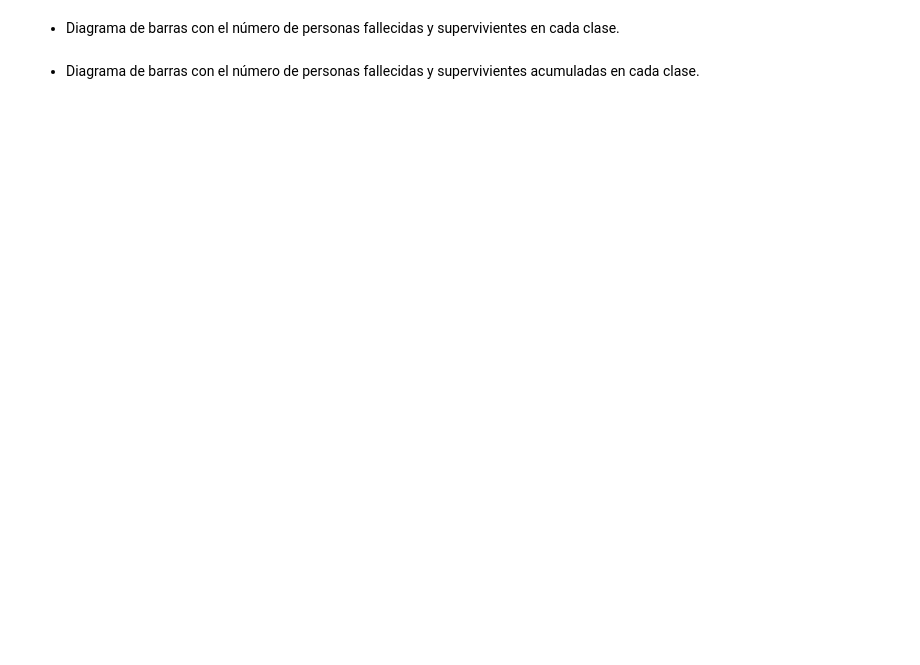
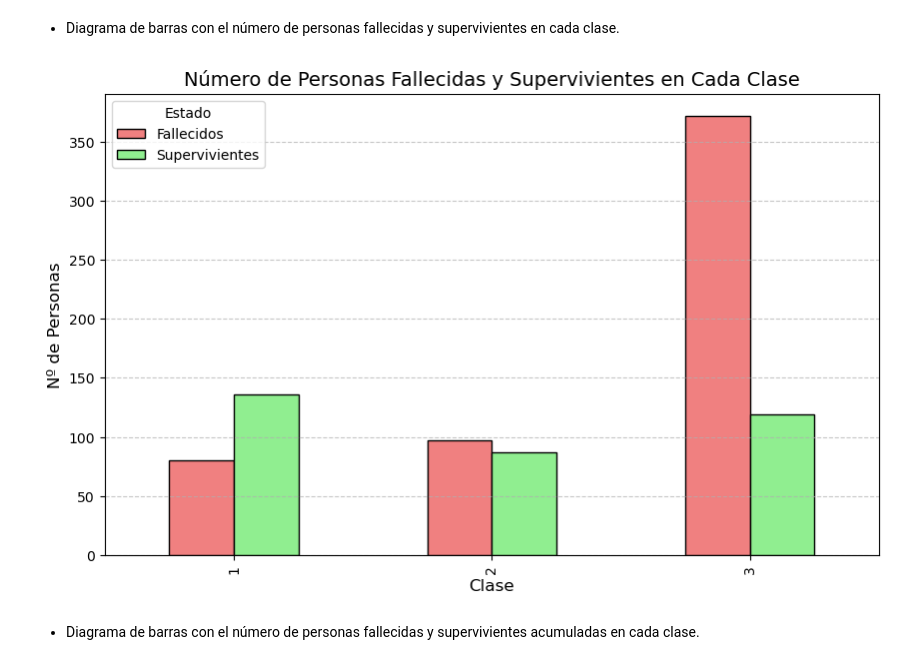
Before and after one commit to JDomingoDelgadoAlonso/MatPlotLib, a Jupyter notebook: MatPlotLib.ipynb, the cells around one changed output. Drawn from its saved outputs; the diff is of its cells as text; code cells hidden in the pictures; blank space fills up the shorter version.

```diff
--- a/MatPlotLib.ipynb
+++ b/MatPlotLib.ipynb
@@ -134,4 +152,17 @@ plt.show()
 # %% [markdown]
 - Diagrama de barras con el número de personas fallecidas y supervivientes en cada clase.
+# %%
+#agrupacion de pasajeros por supervivencia y clase
+grupo_clase_supervi = titanic.groupby(['Pclass', 'Survived']).size().unstack()
+#representamos el grupo
+grupo_clase_supervi.plot(kind='bar', figsize=(10, 6), stacked=False, color=['lightcoral', 'lightgreen'], edgecolor='black')
+plt.title('Número de Personas Fallecidas y Supervivientes en Cada Clase', fontsize=14)
+plt.xlabel('Clase', fontsize=12)
+plt.ylabel('Nº de Personas', fontsize=12)
+plt.legend(['Fallecidos', 'Supervivientes'], title='Estado')
+plt.grid(axis='y', linestyle='--', alpha=0.7)
+plt.show()
+# %% [output]
+[figure, added]
 # %% [markdown]
 - Diagrama de barras con el número de personas fallecidas y supervivientes acumuladas en cada clase.
```
Also changed, not shown: parts of 23 cells of this notebook, 1 other file.
